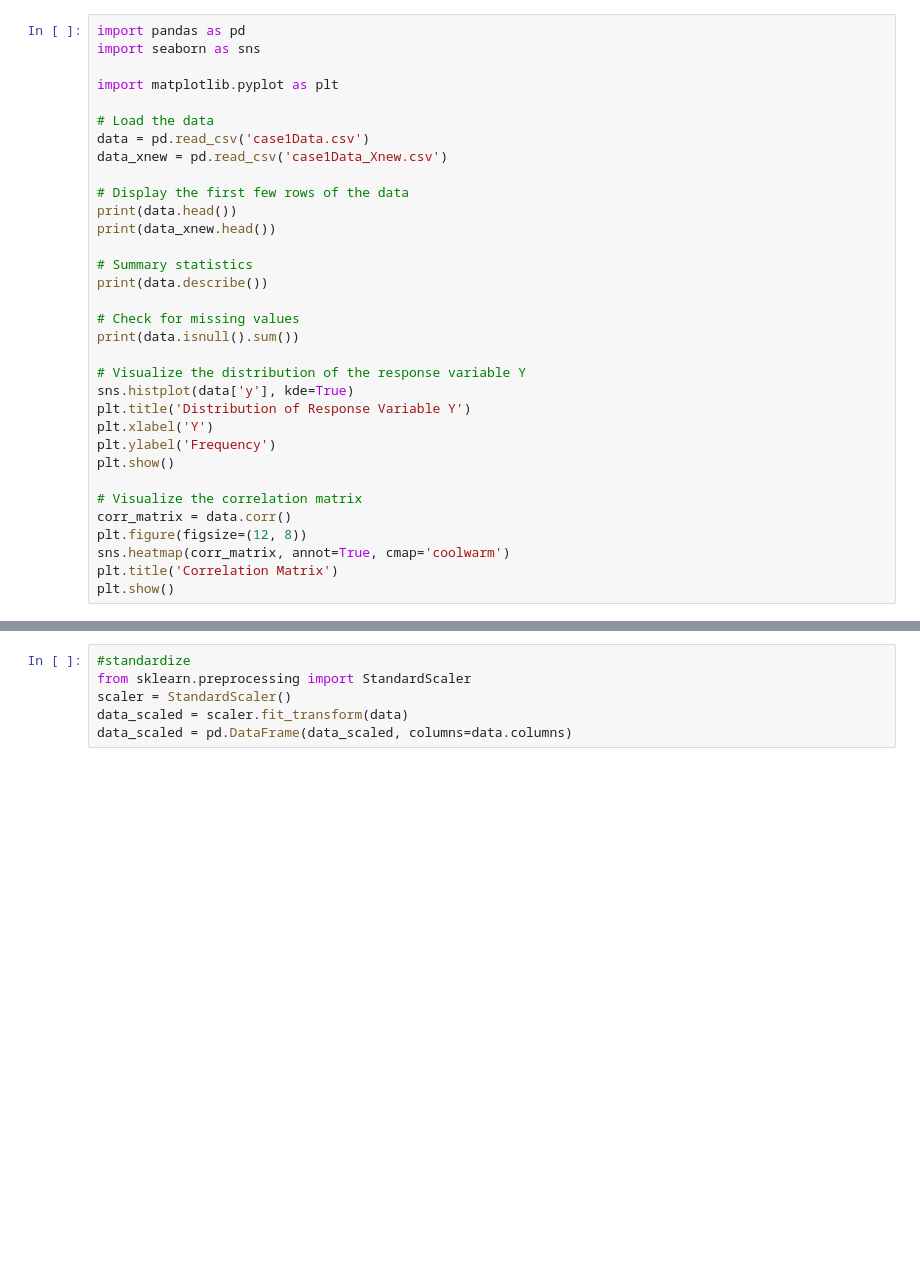
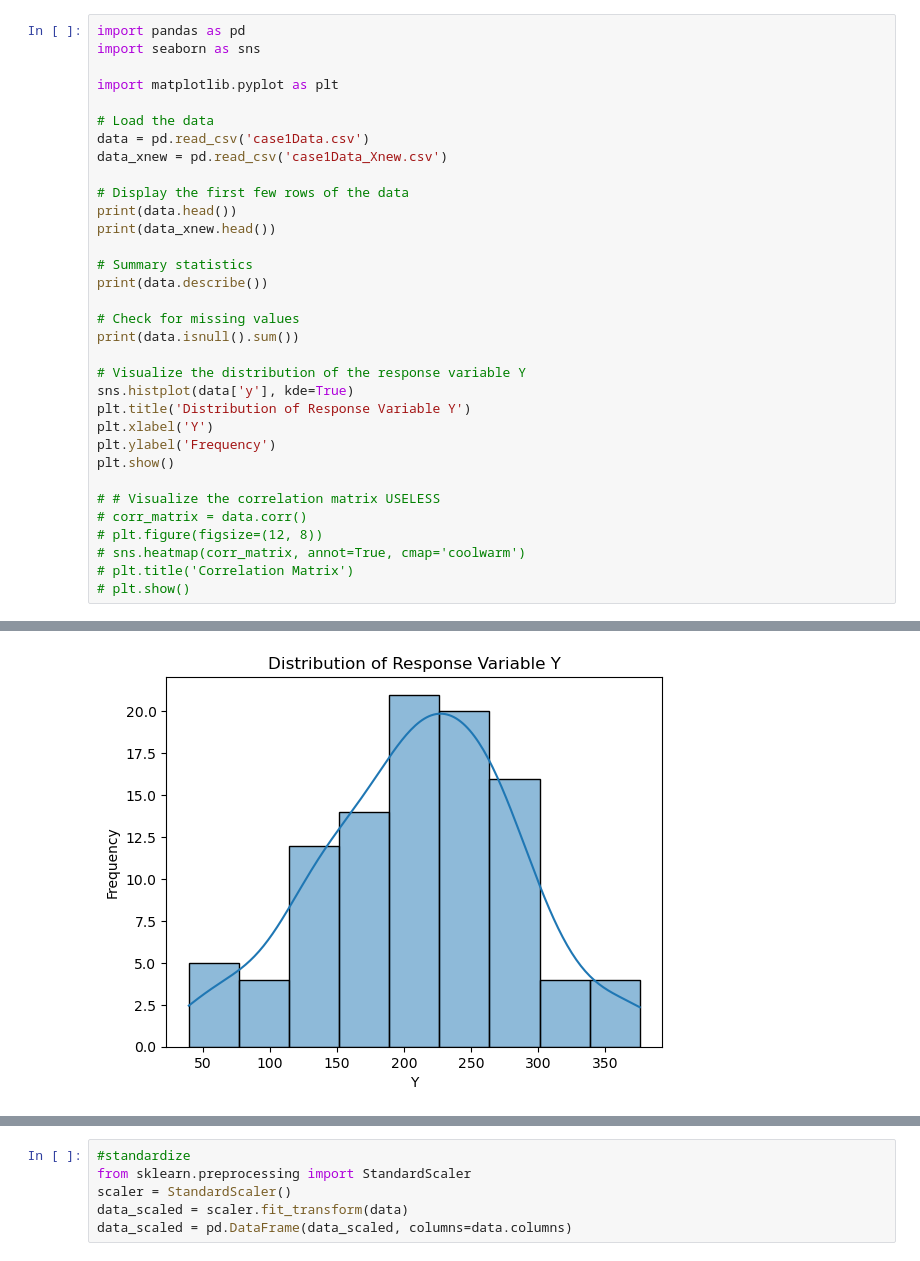
Before and after one commit to elefaill/CDA_ASSIGNMENT, a Jupyter notebook: Case 1 attached files 11 March, 2025 610 PM/script1.ipynb, the cells around one changed output, grey strips where cells are left out. Saved outputs shown, nothing was run; the diff lists cells and outputs as text; blank space fills up the shorter version.

```diff
--- a/Case 1 attached files 11 March, 2025 610 PM/script1.ipynb
+++ b/Case 1 attached files 11 March, 2025 610 PM/script1.ipynb
@@ -25,9 +25,10 @@ plt.xlabel('Y')
 plt.ylabel('Frequency')
 plt.show()
 
-# Visualize the correlation matrix
-corr_matrix = data.corr()
-plt.figure(figsize=(12, 8))
-sns.heatmap(corr_matrix, annot=True, cmap='coolwarm')
-plt.title('Correlation Matrix')
-plt.show()
+# # Visualize the correlation matrix USELESS
+# corr_matrix = data.corr()
+# plt.figure(figsize=(12, 8))
+# sns.heatmap(corr_matrix, annot=True, cmap='coolwarm')
+# plt.title('Correlation Matrix')
+# plt.show()
+# %% [output]
@@ -33,0 +52 @@ plt.show()
+[figure, added]
```
Also changed, not shown: parts of 14 cells of this notebook.
